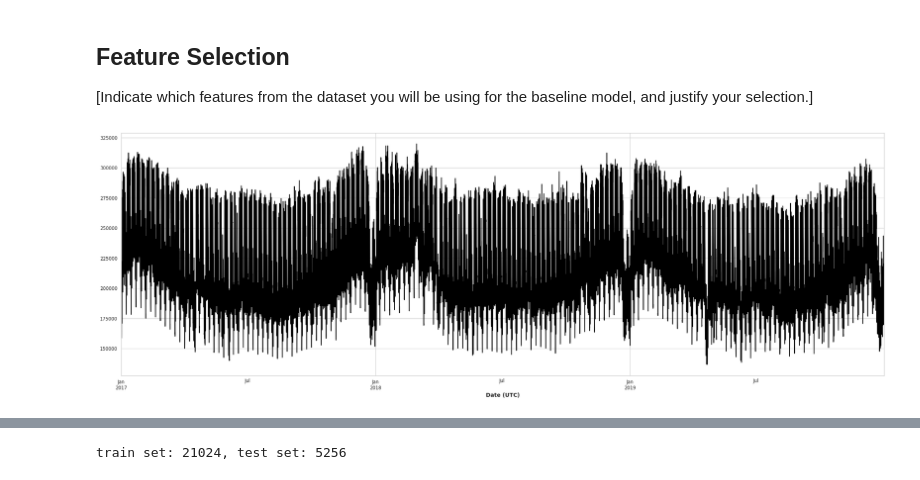
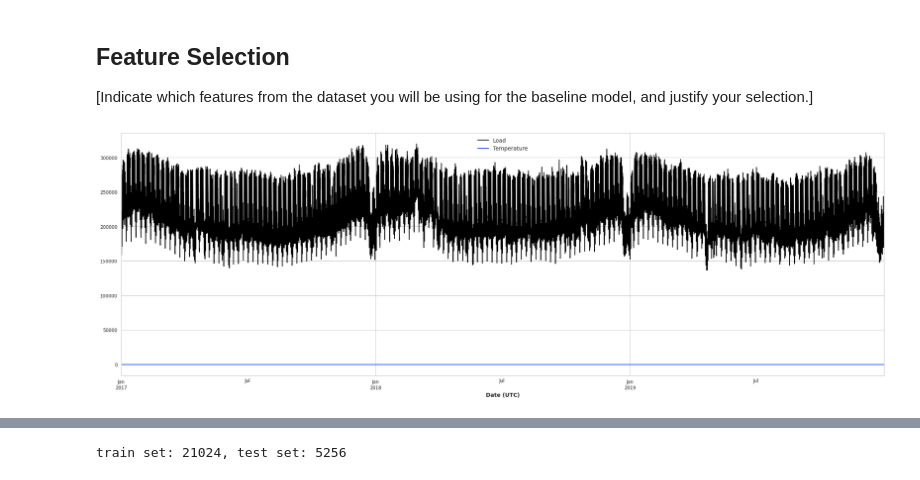
Before and after one commit to EjoelM/Opencampus_SH_TimeSeries_Energy, a Jupyter notebook: 2_BaselineModel/baseline_model.ipynb, the cells around one changed output, grey strips where cells are left out. Cells and saved outputs as stored; diff of their text form; code cells hidden in the pictures.

```diff
--- a/2_BaselineModel/baseline_model.ipynb
+++ b/2_BaselineModel/baseline_model.ipynb
@@ -38,8 +39,8 @@ Considering **Seasonal ARIMA**
 
 [Indicate which features from the dataset you will be using for the baseline model, and justify your selection.]
 # %%
-data_frame = get_input_data()["Load"]
+data_frame = get_input_data()
 data_frame.plot()
 plt.show()
 # %% [output]
-[figure, old version]
+[figure, new version]
```
Also changed, not shown: parts of 19 cells of this notebook, 1 other file.
